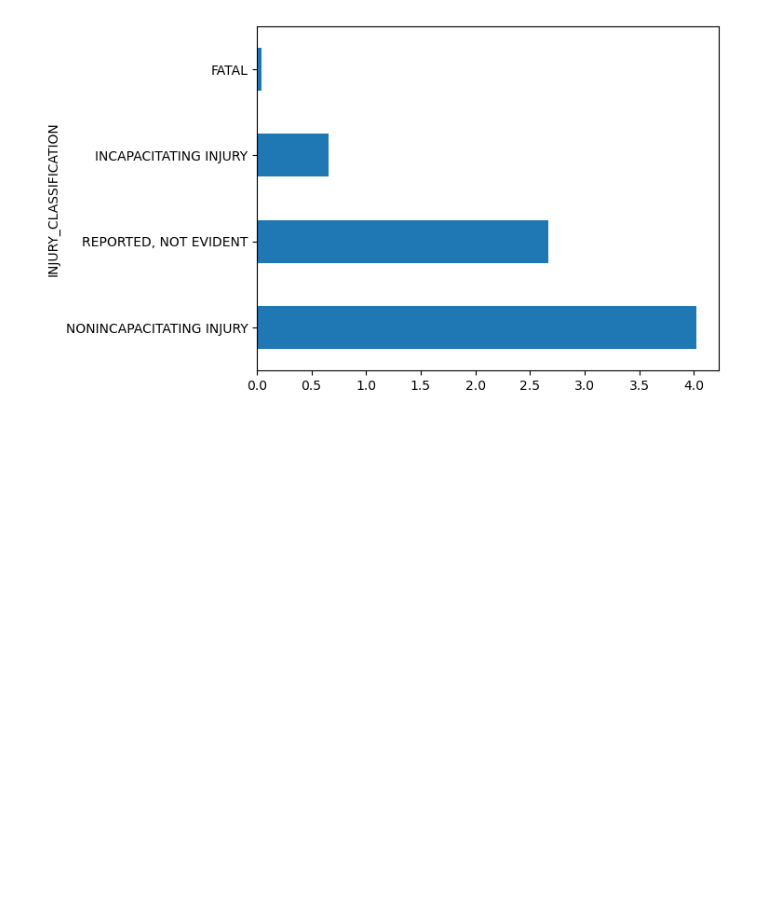
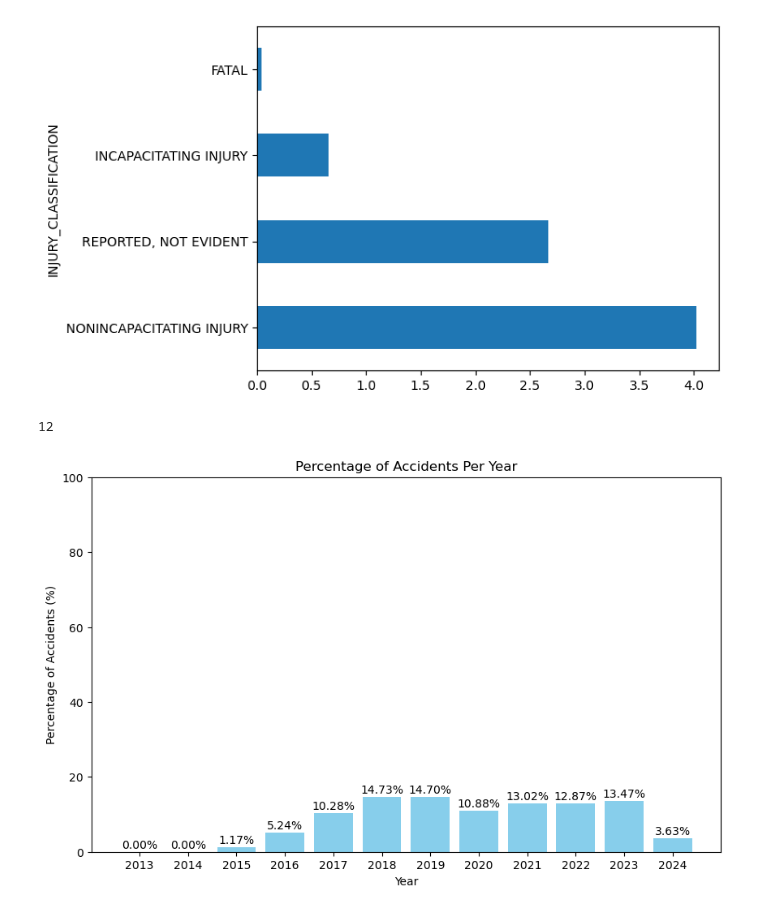
Before and after one commit to PatriciaNgari/Chicago-Crashes-Analysis, a Jupyter notebook: Untitled.ipynb, the cells around one changed output. Cells and saved outputs as stored; diff of their text form; code cells hidden in the pictures; blank space fills up the shorter version.

```diff
--- a/Untitled.ipynb
+++ b/Untitled.ipynb
@@ -2,7 +2,12 @@
 <img src="./Chicago_image.jpg" style="width:100%; height:auto;">
 # %%
 import pandas as pd
-people_df = pd.read_csv("Traffic_Crashes_-_People_20240824.csv", low_memory=False)
+import numpy as np
+import seaborn as sns
+from scipy import stats as stats
+import matplotlib.pyplot as plt
+%matplotlib inline
+people_df = pd.read_csv("Data/Traffic_Crashes_-_People_20240824.csv", low_memory=False)
 # %%
 people_df.head(2)
 # %% [output]
@@ -11,7 +16,7 @@ people_df.head(2)
 | 1 | O871921 | DRIVER | af84fb5c8d996fcd3aefd36593c3a02e6... | 827212.0 | 04/13/2020 10:50:00 PM | NaN | CHICAGO | IL | 60620 | ... |
 2 rows × 29 columns
 # %%
-vehicle_df = pd.read_csv("Traffic_Crashes_-_Vehicles_20240824.csv", low_memory=False)
+vehicle_df = pd.read_csv("Data/Traffic_Crashes_-_Vehicles_20240824.csv", low_memory=False)
 vehicle_df.head(2)
 # %% [output]
 |  | CRASH_UNIT_ID | CRASH_RECORD_ID | CRASH_DATE | UNIT_NO | UNIT_TYPE | NUM_PASSENGERS | VEHICLE_ID | ... |
@@ -242,3 +227,38 @@ percentage_counts.plot.barh()
 # %% [output]
 <Axes: ylabel='INJURY_CLASSIFICATION'>
 [figure]
+# %%
+# Convert the 'DateTime' column to datetime format
+merged_df['CRASH_DATE'] = pd.to_datetime(merged_df['CRASH_DATE'], format='%m/%d/%Y %I:%M:%S %p')
+
+# Extract the year
+merged_df['YEAR'] = merged_df['CRASH_DATE'].dt.year
+
+# Display the result
+merged_df["YEAR"].nunique()
+# %% [output]
+12
+# %%
+yearly_accident_counts = merged_df['YEAR'].value_counts(normalize=True) * 100
+
+# Sort the index (years) to display the years in chronological order
+yearly_accident_counts = yearly_accident_counts.sort_index()
+
+# Plotting the percentages
+plt.figure(figsize=(10, 6))
+plt.bar(yearly_accident_counts.index, yearly_accident_counts.values, color='skyblue')
+
+# Adding labels and title
+plt.xlabel('Year')
+plt.ylabel('Percentage of Accidents (%)')
+plt.title('Percentage of Accidents Per Year')
+plt.xticks(yearly_accident_counts.index)  # Ensure all years are displayed on the x-axis
+plt.ylim(0, 100)  # Optional: Set y-axis limit to 100%
+
+# Display percentage labels on top of each bar
+for i, value in enumerate(yearly_accident_counts.values):
+    plt.text(yearly_accident_counts.index[i], value + 1, f'{value:.2f}%', ha='center')
+
+plt.show()
+# %% [output]
+[figure, added]
```
Also changed, not shown: parts of 11 cells of this notebook.
